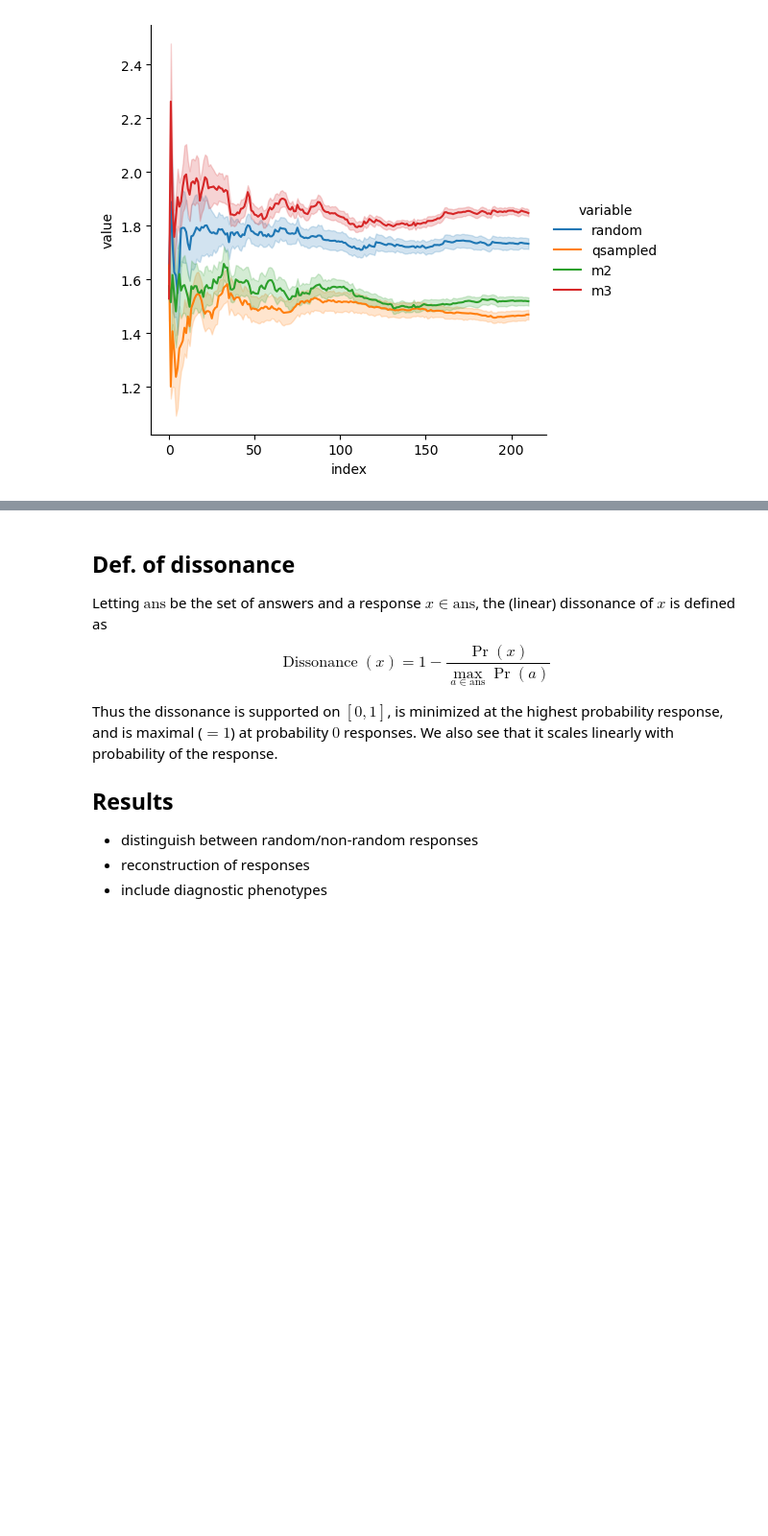
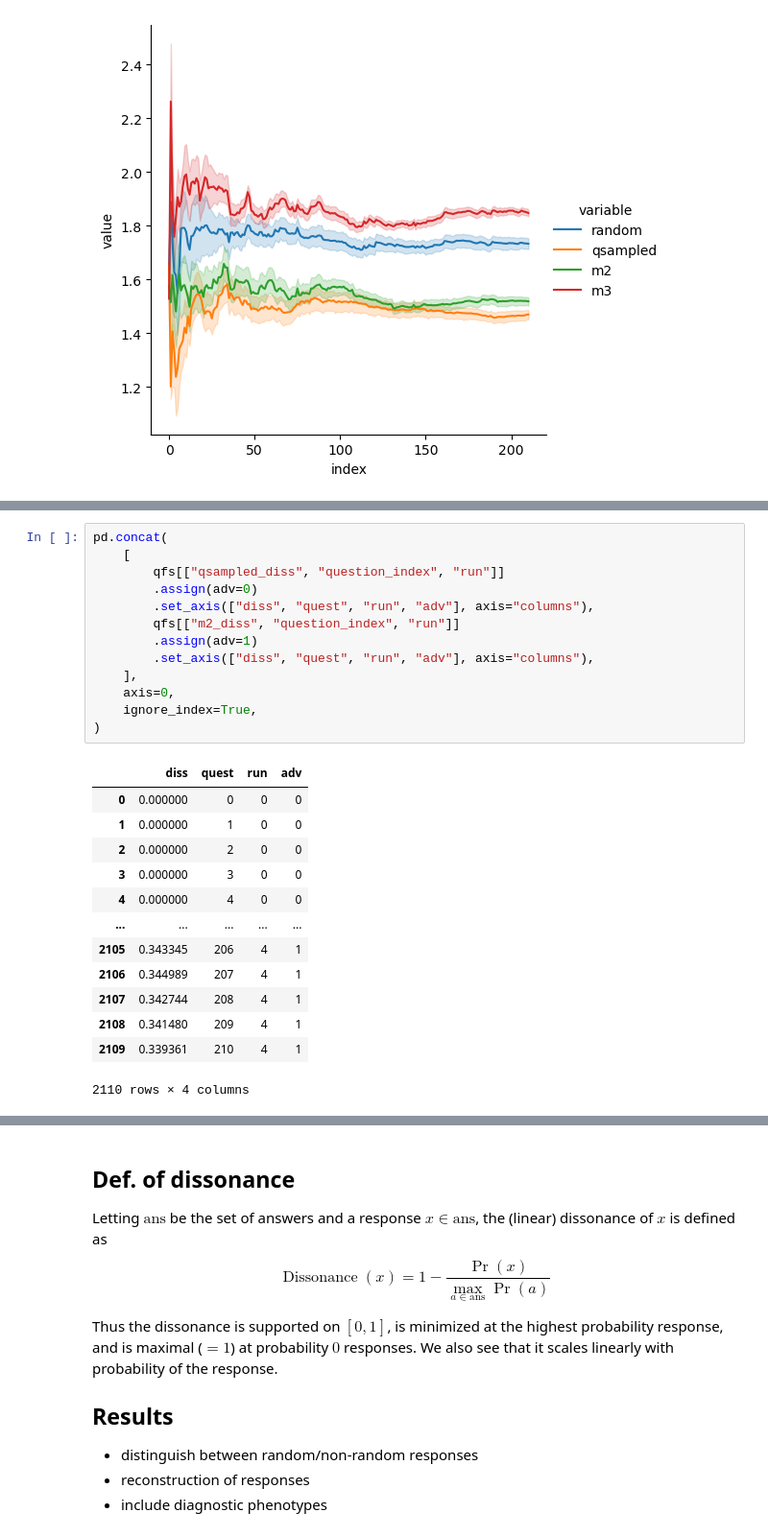
Before and after one commit to zeroknowledgediscovery/truthnet, a Jupyter notebook: notebooks/examples_testing.ipynb, the cells around one changed output, grey strips where cells are left out. Shown at 96% size. Drawn from its saved outputs; the diff is of its cells as text; blank space fills up the shorter version.

```diff
--- a/notebooks/examples_testing.ipynb
+++ b/notebooks/examples_testing.ipynb
@@ -249,0 +339,27 @@ sns.relplot(
+# %%
+pd.concat(
+    [
+        qfs[["qsampled_diss", "question_index", "run"]]
+        .assign(adv=0)
+        .set_axis(["diss", "quest", "run", "adv"], axis="columns"),
+        qfs[["m2_diss", "question_index", "run"]]
+        .assign(adv=1)
+        .set_axis(["diss", "quest", "run", "adv"], axis="columns"),
+    ],
+    axis=0,
+    ignore_index=True,
+)
+# %% [output]
+|  | diss | quest | run | adv |
+| 0 | 0.000000 | 0 | 0 | 0 |
+| 1 | 0.000000 | 1 | 0 | 0 |
+| 2 | 0.000000 | 2 | 0 | 0 |
+| 3 | 0.000000 | 3 | 0 | 0 |
+| 4 | 0.000000 | 4 | 0 | 0 |
+| ... | ... | ... | ... | ... |
+| 2105 | 0.343345 | 206 | 4 | 1 |
+| 2106 | 0.344989 | 207 | 4 | 1 |
+| 2107 | 0.342744 | 208 | 4 | 1 |
+| 2108 | 0.341480 | 209 | 4 | 1 |
+| 2109 | 0.339361 | 210 | 4 | 1 |
+2110 rows × 4 columns
```
Also changed, not shown: parts of 17 cells of this notebook, 3 other files.
